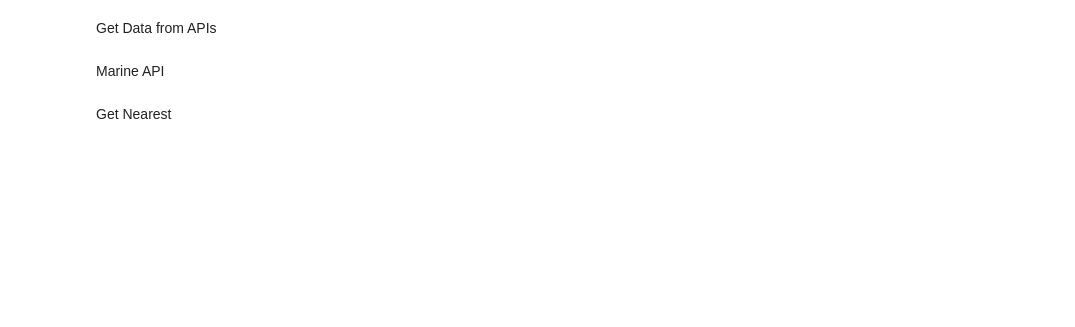
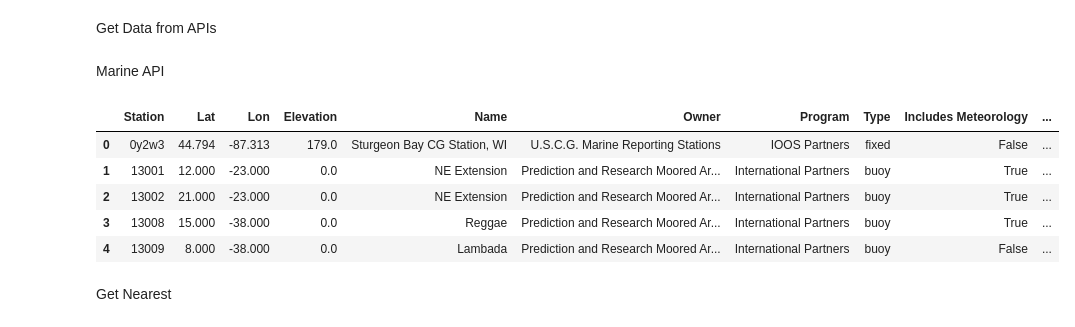
Before and after one commit to flosrv/Mes-Projets, a Jupyter notebook: Oceanography-Project-WIP/Data_from_SM.ipynb, the cells around one changed output. Drawn from its saved outputs; the diff is of its cells as text; code cells hidden in the pictures; blank space fills up the shorter version.

```diff
--- a/Oceanography-Project-WIP/Data_from_SM.ipynb
+++ b/Oceanography-Project-WIP/Data_from_SM.ipynb
@@ -71,12 +99,17 @@ Marine API
 # %%
 from ndbc_api import NdbcApi
 
-api = NdbcApi()
-
 # get all stations and some metadata as a Pandas DataFrame
-stations_df = api.stations()
+stations_df = NdbcApi().stations()
 
 stations_df.head()
+# %% [output]
+|  | Station | Lat | Lon | Elevation | Name | Owner | Program | Type | Includes Meteorology | ... |
+| 0 | 0y2w3 | 44.794 | -87.313 | 179.0 | Sturgeon Bay CG Station, WI | U.S.C.G. Marine Reporting Stations | IOOS Partners | fixed | False | ... |
+| 1 | 13001 | 12.000 | -23.000 | 0.0 | NE Extension | Prediction and Research Moored Ar... | International Partners | buoy | True | ... |
+| 2 | 13002 | 21.000 | -23.000 | 0.0 | NE Extension | Prediction and Research Moored Ar... | International Partners | buoy | True | ... |
+| 3 | 13008 | 15.000 | -38.000 | 0.0 | Reggae | Prediction and Research Moored Ar... | International Partners | buoy | True | ... |
+| 4 | 13009 | 8.000 | -38.000 | 0.0 | Lambada | Prediction and Research Moored Ar... | International Partners | buoy | False | ... |
 # %% [markdown]
 Get Nearest
 # %%
```
Also changed, not shown: parts of 42 cells of this notebook, 2 other files.
